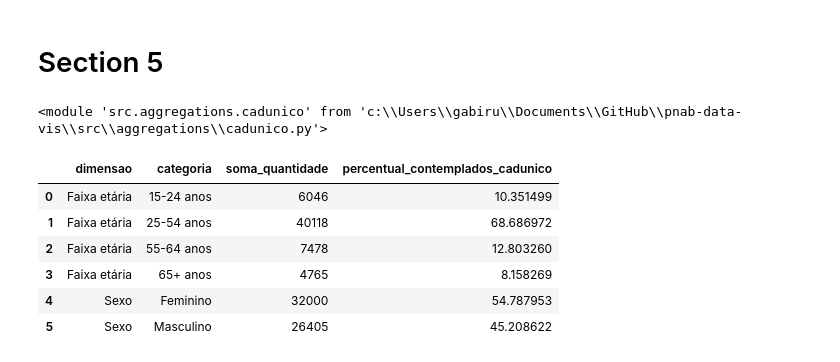
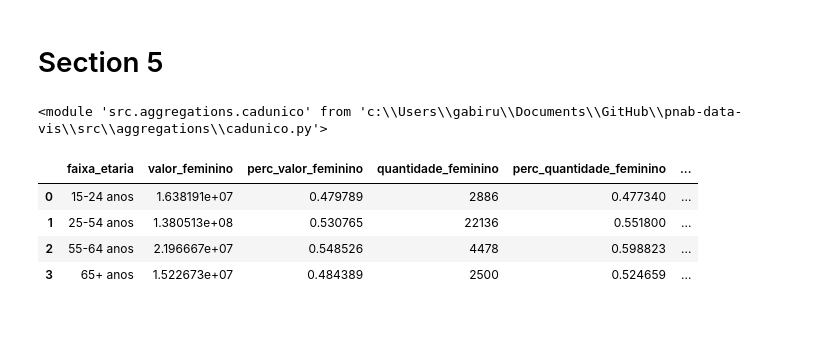
Before and after one commit to SGE-Subsecretaria-de-Gestao-Estrategica/pnab-data-vis, a Jupyter notebook: src/notebooks/gabriel_create_csv.ipynb, the cells around one changed output. Cells and saved outputs as stored; diff of their text form; code cells hidden in the pictures; blank space fills up the shorter version.

```diff
--- a/src/notebooks/gabriel_create_csv.ipynb
+++ b/src/notebooks/gabriel_create_csv.ipynb
@@ -240,12 +240,13 @@ faixa_etaria = df_cubo_cadunico_sexo_idade[df_cubo_cadunico_sexo_idade['dimensao
 sexo.to_csv(settings.DATA_PATH_SECTION5 / 'aggregate_cadunico_profile_summary_by_sexo.csv')
 faixa_etaria.to_csv(settings.DATA_PATH_SECTION5 / 'aggregate_cadunico_profile_summary_by_faixa_etaria.csv')
 # %%
-df_cubo_cadunico_sexo_idade[df_cubo_cadunico_sexo_idade['dimensao'] == 'Sexo']
+df_cubo_cadunico_sexo_idade_juntos = cadunico.aggregate_cadunico_faixa_etaria_by_sexo(df_cubo=df_cubo)
+df_cubo_cadunico_sexo_idade_juntos.to_csv(settings.DATA_PATH_SECTION5 / 'aggregate_cadunico_faixa_etaria_by_sexo.csv')
-# %% [output]
-|  | dimensao | categoria | soma_quantidade | percentual_contemplados_cadunico |
-| 0 | Faixa etária | 15-24 anos | 6046 | 10.351499 |
-| 1 | Faixa etária | 25-54 anos | 40118 | 68.686972 |
-| 2 | Faixa etária | 55-64 anos | 7478 | 12.803260 |
-| 3 | Faixa etária | 65+ anos | 4765 | 8.158269 |
-| 4 | Sexo | Feminino | 32000 | 54.787953 |
-| 5 | Sexo | Masculino | 26405 | 45.208622 |
+# %%
+df_cubo_cadunico_sexo_idade_juntos
+# %% [output]
+|  | faixa_etaria | valor_feminino | perc_valor_feminino | quantidade_feminino | perc_quantidade_feminino | ... |
+| 0 | 15-24 anos | 1.638191e+07 | 0.479789 | 2886 | 0.477340 | ... |
+| 1 | 25-54 anos | 1.380513e+08 | 0.530765 | 22136 | 0.551800 | ... |
+| 2 | 55-64 anos | 2.196667e+07 | 0.548526 | 4478 | 0.598823 | ... |
+| 3 | 65+ anos | 1.522673e+07 | 0.484389 | 2500 | 0.524659 | ... |
```
Also changed, not shown: 4 other files.
